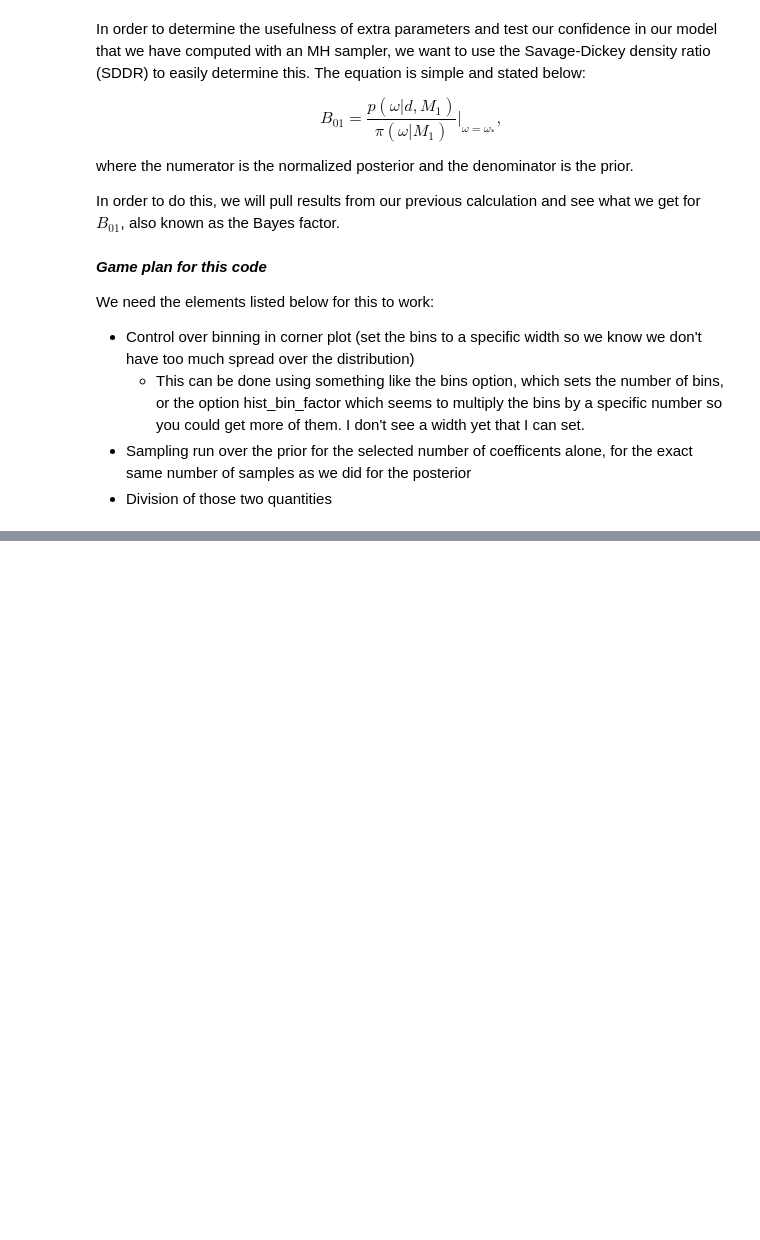
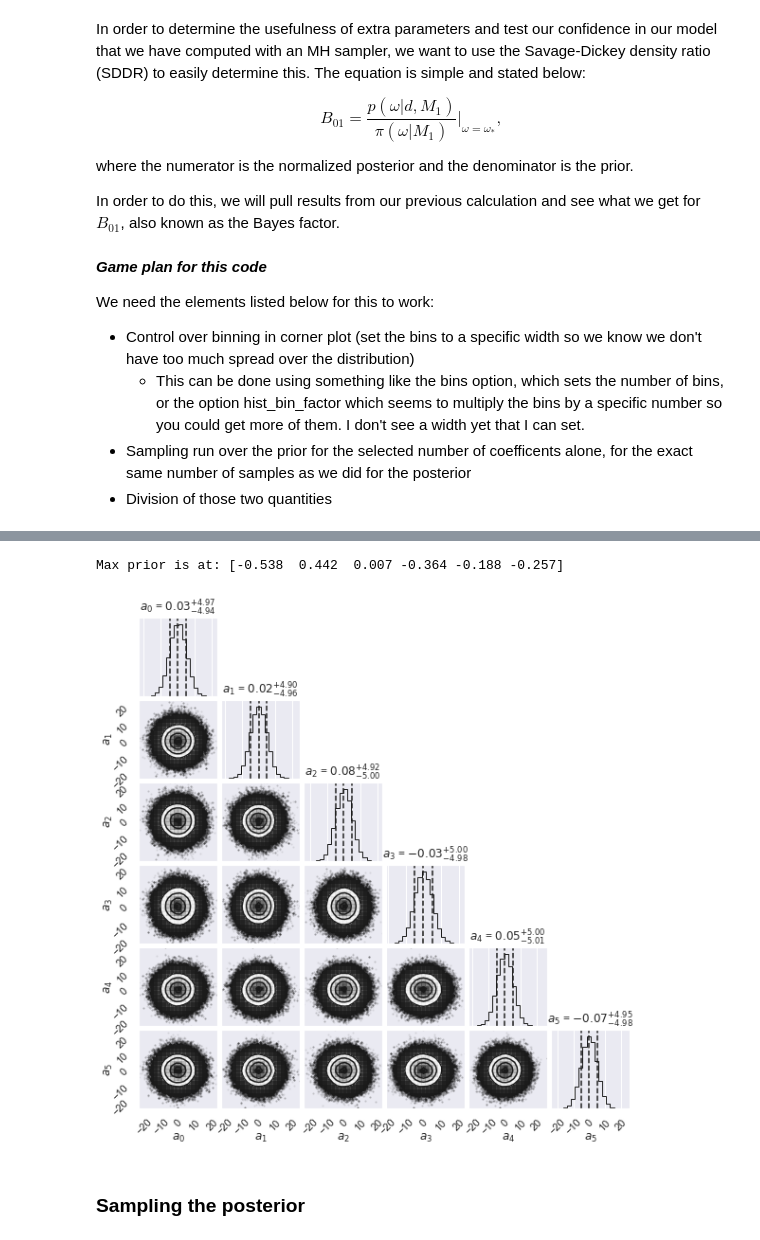
Before and after one commit to asemposki/Bayes2019, a Jupyter notebook: mini-projects/Toy_Model_of_an_EFT_Project.ipynb, the cells around one changed output, grey strips where cells are left out. Cells and saved outputs as stored; diff of their text form; code cells hidden in the pictures; blank space fills up the shorter version.

```diff
--- a/mini-projects/Toy_Model_of_an_EFT_Project.ipynb
+++ b/mini-projects/Toy_Model_of_an_EFT_Project.ipynb
@@ -455,0 +507,7 @@ We need the elements listed below for this to work:
+# %%
+#run the sampling over the Gaussian prior
+sampler_pr = emcee.EnsembleSampler(nwalkers, ndim, log_gaussprior, args=[k])
+
+#run the sampler and print the wall time
+%time sampler_pr.run_mcmc(starting_points, nsteps)
+print('Calculation finished!')
@@ -455,0 +517,26 @@ We need the elements listed below for this to work:
+# %%
+#reshape and cut burn-in
+emcee_trace_pr = sampler_pr.chain[:, :, :].reshape(-1, ndim).T
+
+#burn-in
+nburnin = 1000
+
+#throw out the burn-in and reshape again
+emcee_trace_pr = sampler_pr.chain[:, nburnin:, :].reshape(-1, ndim).T
+emcee_lnprob_pr = sampler_pr.lnprobability[:, nburnin:].reshape(-1).T
+
+#print the coefficients from the maximum of the mode
+max_mode_a_pr=max_of_mode(sampler_pr)
+with np.printoptions(precision=3):
+    print(f'Max prior is at: {max_mode_a_pr}')
+# %% [output]
+Max prior is at: [-0.538  0.442  0.007 -0.364 -0.188 -0.257]
+# %%
+#plot the prior samples
+import corner
+
+#use the emcee_trace parameter
+fig, ax = plt.subplots(ndim,ndim, figsize=(8,8))
+corner.corner(emcee_trace_pr.T,labels=[r"$a_{0}$", r"$a_{1}$", r"$a_{2}$", r"$a_{3}$", r"$a_{4}$", r"$a_{5}$", r"$a_{6}$"], quantiles=[0.16, 0.5, 0.84],fig=fig,show_titles=True);
+# %% [output]
+[figure, added]
@@ -455,0 +549,2 @@ We need the elements listed below for this to work:
+# %% [markdown]
+### Sampling the posterior
```
Also changed, not shown: parts of 38 cells of this notebook.
